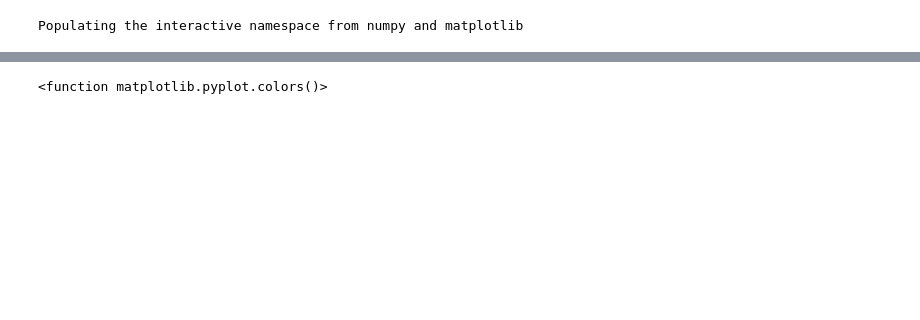
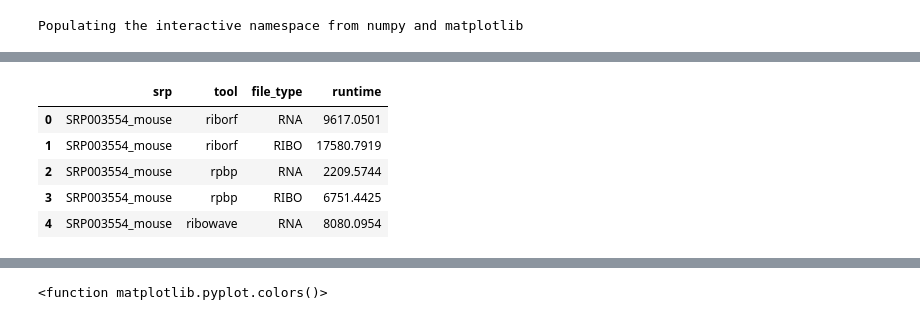
Before and after one commit to smithlabcode/ribotricer-results, a Jupyter notebook: notebooks/14.time-requirements.ipynb, the cells around one changed output, grey strips where cells are left out. Saved outputs shown, nothing was run; the diff lists cells and outputs as text; code cells hidden in the pictures; blank space fills up the shorter version.

```diff
--- a/notebooks/14.time-requirements.ipynb
+++ b/notebooks/14.time-requirements.ipynb
@@ -65,6 +65,14 @@ for index, row in excel_df.iterrows():
             run_times.append([srp+'_mouse', key, file_type, runtime])
 # %%
 df = pd.DataFrame(run_times, columns=['srp', 'tool', 'file_type', 'runtime', ])
+df.head()
+# %% [output]
+|  | srp | tool | file_type | runtime |
+| 0 | SRP003554_mouse | riborf | RNA | 9617.0501 |
+| 1 | SRP003554_mouse | riborf | RIBO | 17580.7919 |
+| 2 | SRP003554_mouse | rpbp | RNA | 2209.5744 |
+| 3 | SRP003554_mouse | rpbp | RIBO | 6751.4425 |
+| 4 | SRP003554_mouse | ribowave | RNA | 8080.0954 |
 # %%
 sns.set_context('paper', font_scale=3)
 sns.set_style('white')
```
Also changed, not shown: parts of 5 cells of this notebook, 8 other files.
